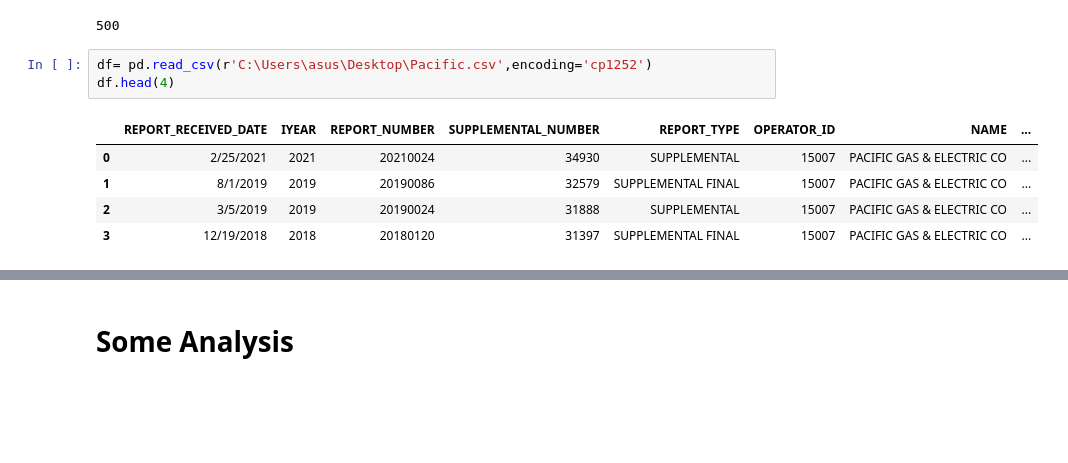
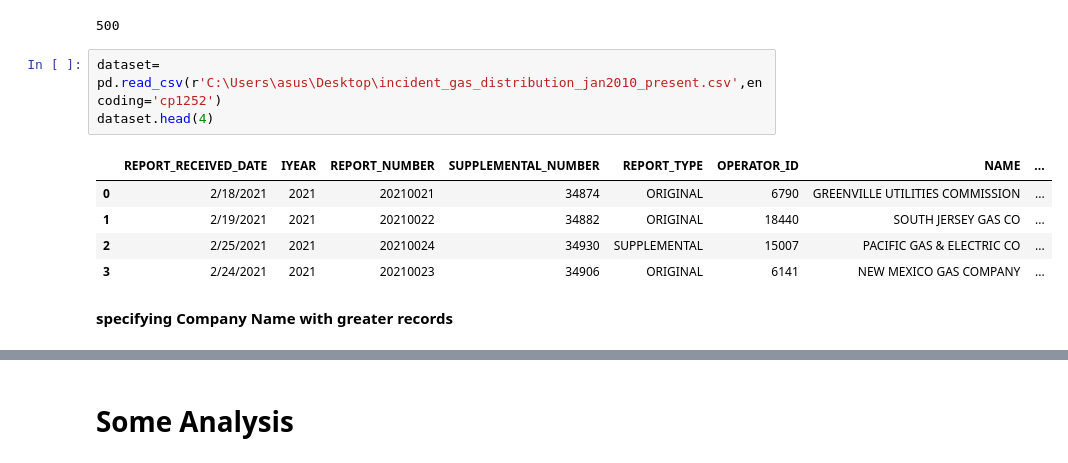
Before and after one commit to sheperd007/Predictive-maintenance-in-the-gas-industry, a Jupyter notebook: Gas Pipeline Distribution (PHMSA)/PHMSA.ipynb, the cells around one changed output, grey strips where cells are left out. Drawn from its saved outputs; the diff is of its cells as text; blank space fills up the shorter version.

```diff
--- a/Gas Pipeline Distribution (PHMSA)/PHMSA.ipynb
+++ b/Gas Pipeline Distribution (PHMSA)/PHMSA.ipynb
@@ -10,11 +10,13 @@ print (pd.options.display.max_columns)
 # %% [output]
 500
 # %%
-df= pd.read_csv(r'C:\Users\asus\Desktop\Pacific.csv',encoding='cp1252')
-df.head(4)
+dataset= pd.read_csv(r'C:\Users\asus\Desktop\incident_gas_distribution_jan2010_present.csv',encoding='cp1252')
+dataset.head(4)
 # %% [output]
 |  | REPORT_RECEIVED_DATE | IYEAR | REPORT_NUMBER | SUPPLEMENTAL_NUMBER | REPORT_TYPE | OPERATOR_ID | NAME | ... |
-| 0 | 2/25/2021 | 2021 | 20210024 | 34930 | SUPPLEMENTAL | 15007 | PACIFIC GAS & ELECTRIC CO | ... |
-| 1 | 8/1/2019 | 2019 | 20190086 | 32579 | SUPPLEMENTAL FINAL | 15007 | PACIFIC GAS & ELECTRIC CO | ... |
-| 2 | 3/5/2019 | 2019 | 20190024 | 31888 | SUPPLEMENTAL | 15007 | PACIFIC GAS & ELECTRIC CO | ... |
-| 3 | 12/19/2018 | 2018 | 20180120 | 31397 | SUPPLEMENTAL FINAL | 15007 | PACIFIC GAS & ELECTRIC CO | ... |
+| 0 | 2/18/2021 | 2021 | 20210021 | 34874 | ORIGINAL | 6790 | GREENVILLE UTILITIES COMMISSION | ... |
+| 1 | 2/19/2021 | 2021 | 20210022 | 34882 | ORIGINAL | 18440 | SOUTH JERSEY GAS CO | ... |
+| 2 | 2/25/2021 | 2021 | 20210024 | 34930 | SUPPLEMENTAL | 15007 | PACIFIC GAS & ELECTRIC CO | ... |
+| 3 | 2/24/2021 | 2021 | 20210023 | 34906 | ORIGINAL | 6141 | NEW MEXICO GAS COMPANY | ... |
+# %% [markdown]
+__specifying Company Name with greater records__
```
Also changed, not shown: parts of 10 cells of this notebook.
